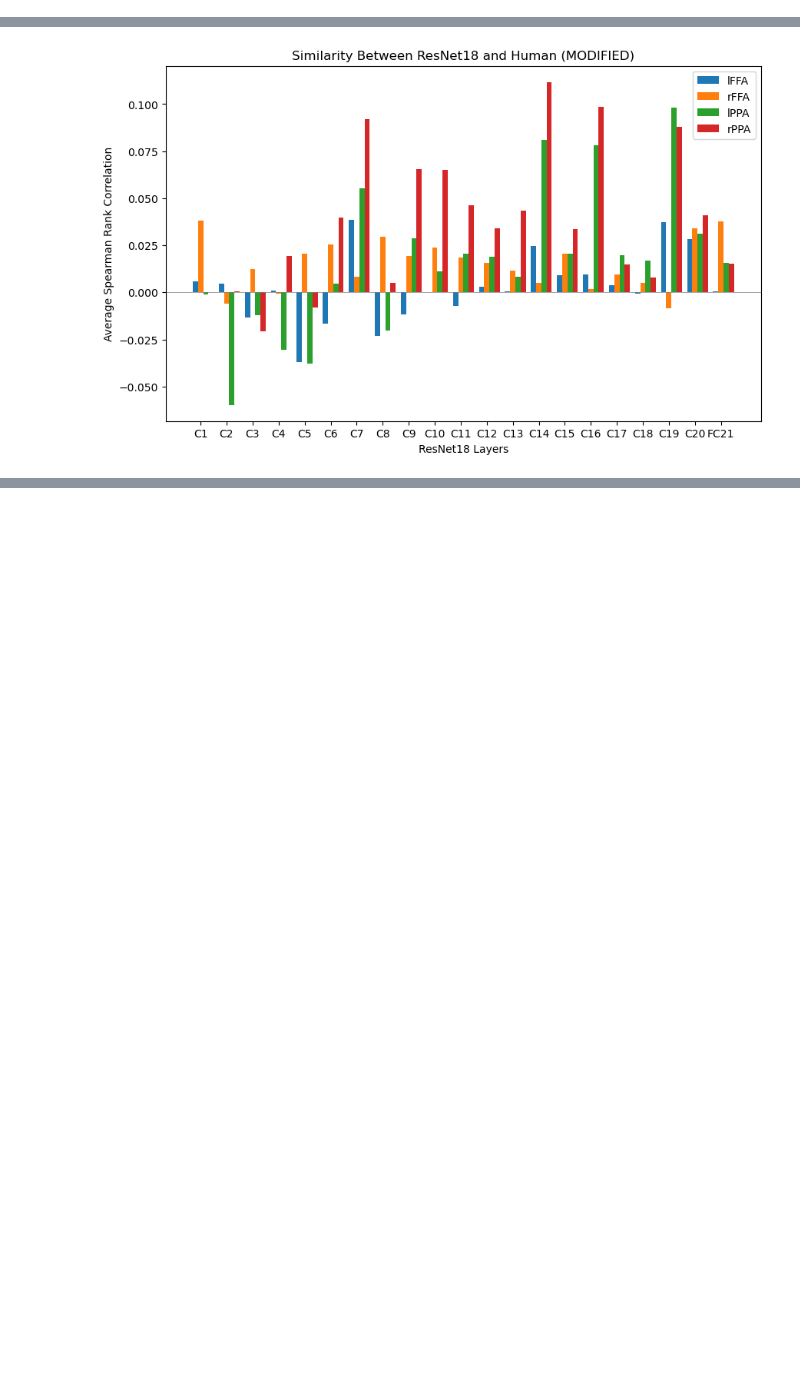
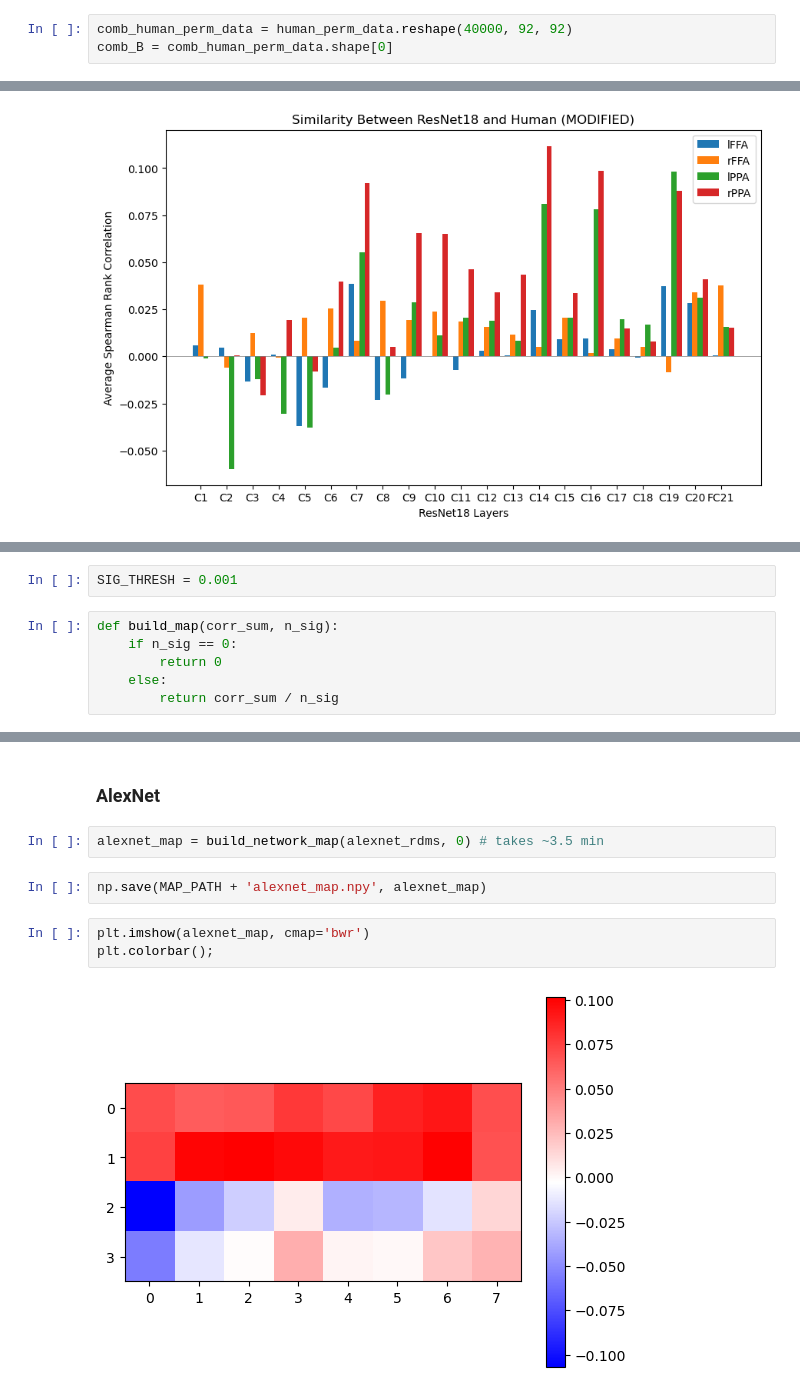
Before and after one commit to Olivia-Yoo/neuro140, a Jupyter notebook: code/comparison.ipynb, the cells around one changed output, grey strips where cells are left out. Saved outputs shown, nothing was run; the diff lists cells and outputs as text; blank space fills up the shorter version.

Commit message:
built all maps and started code to build final figures

```diff
--- a/code/comparison.ipynb
+++ b/code/comparison.ipynb
@@ -82,3 +70,6 @@ human_perm_data = np.load(HUMAN_PERM_PATH)
+# %%
+comb_human_perm_data = human_perm_data.reshape(40000, 92, 92)
+comb_B = comb_human_perm_data.shape[0]
 # %% [markdown]
 Layer data:
 - 2: 0 is normal, 1 is modified images
@@ -245,0 +241,8 @@ plt.show()
+# %%
+SIG_THRESH = 0.001
+# %%
+def build_map(corr_sum, n_sig):
+    if n_sig == 0:
+        return 0
+    else:
+        return corr_sum / n_sig
@@ -245,0 +301,11 @@ plt.show()
+# %% [markdown]
+### AlexNet
+# %%
+alexnet_map = build_network_map(alexnet_rdms, 0) # takes ~3.5 min
+# %%
+np.save(MAP_PATH + 'alexnet_map.npy', alexnet_map)
+# %%
+plt.imshow(alexnet_map, cmap='bwr')
+plt.colorbar();
+# %% [output]
+[figure, added]
```
Also changed, not shown: parts of 56 cells of this notebook, 22 other files.
